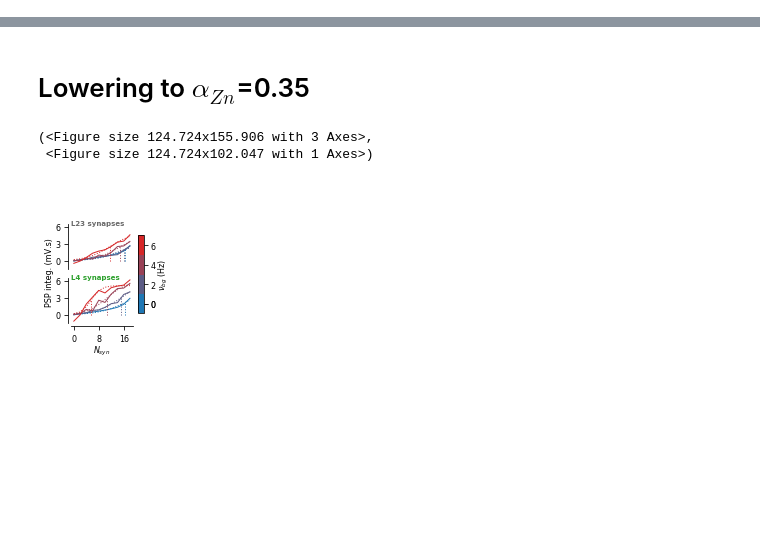
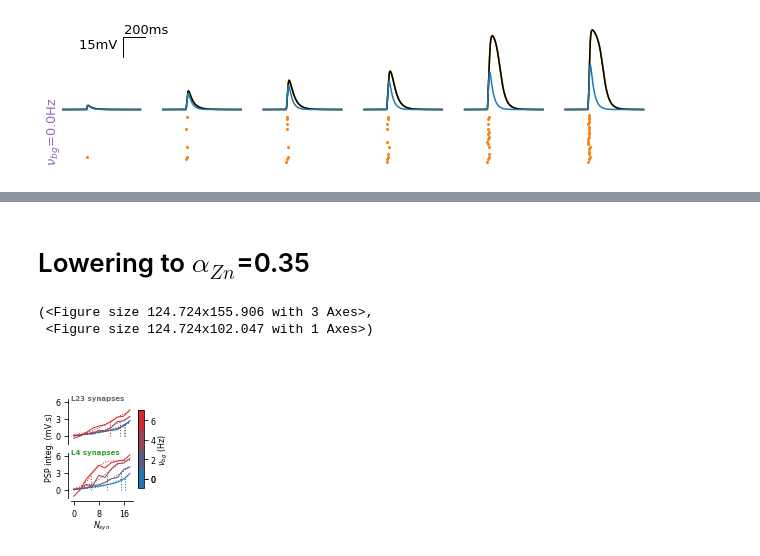
Before and after one commit to yzerlaut/zinc-NMDA-modulation, a Jupyter notebook: Sensitivity_to_Background_Modulation.ipynb, the cells around one changed output, grey strips where cells are left out. Drawn from its saved outputs; the diff is of its cells as text; code cells hidden in the pictures; blank space fills up the shorter version.

```diff
--- a/Sensitivity_to_Background_Modulation.ipynb
+++ b/Sensitivity_to_Background_Modulation.ipynb
@@ -211,0 +51,81 @@ show_trial_average_responses(output_L4)
+# %%
+def plot_single_sim_data(RESP,
+                      alphaZn=[0, 0.3, 0.45],
+                      view=[-200,600],
+                      shift=20,
+                      with_ampa_only=True,
+                      NSTIMs=None,
+                      bg_level=0.,
+                      syn_location=0,
+                      seed=0,
+                      COLORS=[ge.green, ge.orange, 'k', ge.blue],
+                      VLIM=[-85, 30]):
+    """
+    Show raw simulation data
+    """
+    cond = np.zeros(len(RESP['bg_level']), dtype=bool)
+
+    CONDS = [((RESP['alphaZn']==aZn) & (RESP['ampa_only']==False)) for aZn in alphaZn]
+    CONDS.append((RESP['ampa_only']==True))
+
+    # adding the alpha levels
+    for acond in CONDS:
+        cond = cond | acond
+
+    cond = cond & (RESP['bg_level']==bg_level)
+    cond = cond & (RESP['syn_location']==syn_location)
+
+    # adding the same seed condition
+    cond = cond & (RESP['seed']==np.unique(RESP['seed'][cond])[seed])
+
+    fig, [ax, ax2] = ge.figure(axes_extents=[[[1,6]], [[1,4]]], figsize=(2.2,.15), hspace=0., left=.2)
+
+
+    for acond, color in zip(CONDS, COLORS):
+        icond = np.argwhere(cond & acond)
+        if len(icond)>0:
+            i0= icond[0][0]
+            if NSTIMs is None:
+                NSTIMS = RESP['NSTIMs'][i0]
+            iplot = 0
+            for istim, nstim in enumerate(RESP['NSTIMs'][i0]):
+                if nstim in NSTIMs:
+                    t0 = istim*RESP['duration_per_bg_level'][i0]+view[0]+RESP['stim_delay'][i0]
+                    t1 = t0+view[1]-view[0]
+                    tcond = (RESP['t'][i0]>=t0) & (RESP['t'][i0]<t1)
+                    t, v = RESP['t'][i0][tcond], RESP['Vm_soma'][i0][tcond]
+                    ax.plot(t-t0+iplot*(shift+view[1]-view[0]), v, color=color)
+
+                    if color==COLORS[0]:
+                        for i, sp0 in enumerate(RESP['BG_raster'][i0]):
+                            sp = np.array(sp0)
+                            spcond = (sp>=t0) & (sp<t1)
+                            ax2.scatter(sp[spcond]-t0+iplot*(shift+view[1]-view[0]),
+                                            i*np.ones(len(sp[spcond])), color=ge.purple, s=4)
+
+                        for i, sp0 in enumerate(RESP['STIM_raster'][i0]):
+                            sp = np.array(sp0)
+                            spcond = (sp>=t0) & (sp<t1)
+                            ax2.scatter(sp[spcond]-t0+iplot*(shift+view[1]-view[0]),
+                                        i*np.ones(len(sp[spcond])), color=ge.orange, s=4)
+
+                    iplot+=1
+
+    ge.annotate(ax2, '$\\nu_{bg}$=%.1fHz' % bg_level, (0,0), color=ge.purple, rotation=90, ha='right')
+    ge.set_plot(ax, [], xlim=[0, iplot*(shift+view[1]-view[0])], ylim=VLIM)
+    ge.set_plot(ax2, [], xlim=[0, iplot*(shift+view[1]-view[0])])
+
+    ge.draw_bar_scales(ax,
+                       Xbar = 200, Xbar_label='200ms',
+                       Ybar = 15, Ybar_label='15mV ',
+                       loc=(0.1,.9), orientation='right-bottom')
+
+from datavyz import ges as ge
+
+props= {'NSTIMs':[1, 5, 8, 10, 15, 20], 'syn_location':0, 'seed':1, 'VLIM':[-76,-15],
+        'shift':200, 'view':[-200,500]}
+fig = plot_single_sim_data(RESP, bg_level=0., **props)
+fig = plot_single_sim_data(RESP, bg_level=2., **props)
+fig = plot_single_sim_data(RESP, bg_level=4., **props)
+# %% [output]
+[figure, added]
```
Also changed, not shown: parts of 31 cells of this notebook, 3 other files.
